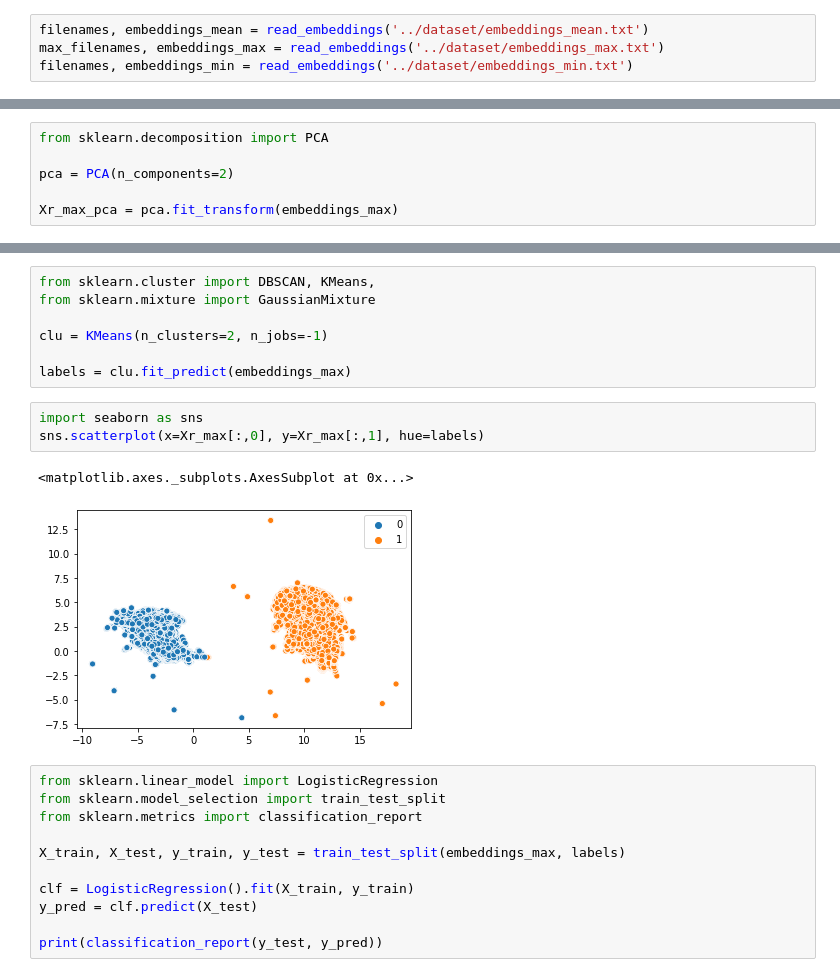
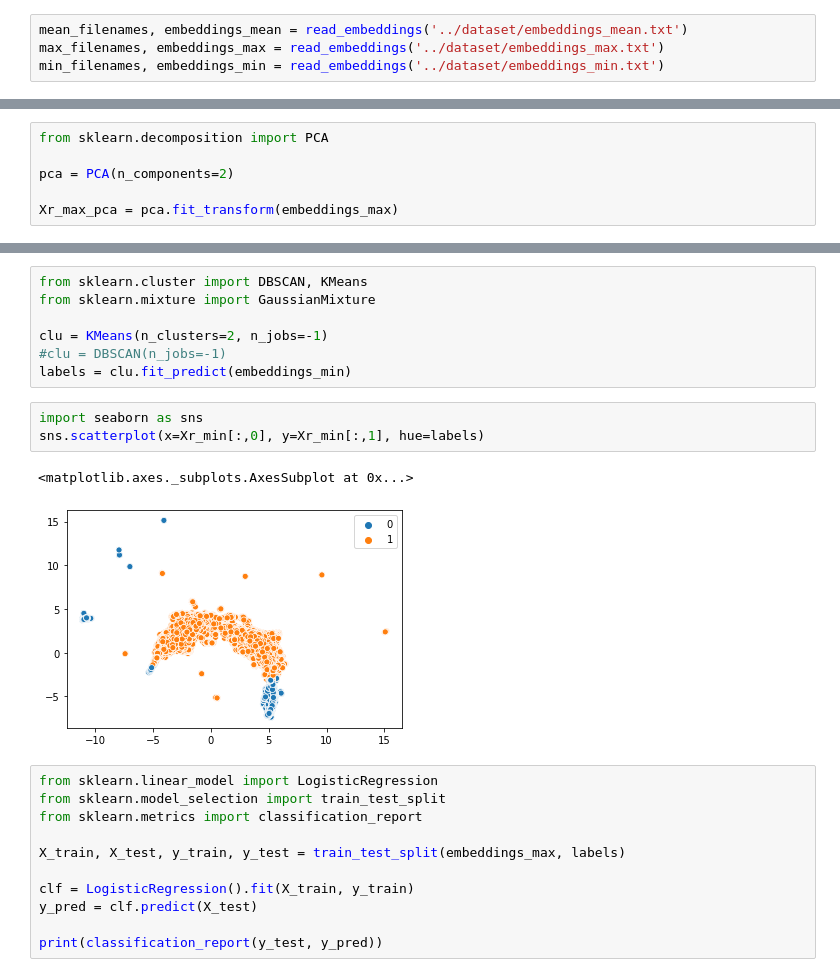
Before and after one commit to LennartKeller/SubtitleClustering, a Jupyter notebook: notebooks/DocEmbeddings.ipynb, the cells around one changed output, grey strips where cells are left out. Drawn from its saved outputs; the diff is of its cells as text.

```diff
--- a/notebooks/DocEmbeddings.ipynb
+++ b/notebooks/DocEmbeddings.ipynb
@@ -41,7 +23,7 @@ def read_embeddings(embedding_file: str):
             embeddings.append(list(map(float, line_data[1:])))
     return np.asarray(filenames), np.asarray(embeddings)
 # %%
-filenames, embeddings_mean = read_embeddings('../dataset/embeddings_mean.txt')
+mean_filenames, embeddings_mean = read_embeddings('../dataset/embeddings_mean.txt')
 max_filenames, embeddings_max = read_embeddings('../dataset/embeddings_max.txt')
-filenames, embeddings_min = read_embeddings('../dataset/embeddings_min.txt')
+min_filenames, embeddings_min = read_embeddings('../dataset/embeddings_min.txt')
 # %%
@@ -146,16 +169,16 @@ sns.scatterplot(x=Xr_max_pca[:,0], y=Xr_max_pca[:,1])
 # %%
-from sklearn.cluster import DBSCAN, KMeans,
+from sklearn.cluster import DBSCAN, KMeans
 from sklearn.mixture import GaussianMixture
 
 clu = KMeans(n_clusters=2, n_jobs=-1)
-
-labels = clu.fit_predict(embeddings_max)
+#clu = DBSCAN(n_jobs=-1)
+labels = clu.fit_predict(embeddings_min)
 # %%
 import seaborn as sns
-sns.scatterplot(x=Xr_max[:,0], y=Xr_max[:,1], hue=labels)
+sns.scatterplot(x=Xr_min[:,0], y=Xr_min[:,1], hue=labels)
 # %% [output]
 <matplotlib.axes._subplots.AxesSubplot at 0x...>
-[figure, old version]
+[figure, new version]
 # %%
 from sklearn.linear_model import LogisticRegression
 from sklearn.model_selection import train_test_split
```
Also changed, not shown: parts of 40 cells of this notebook, 2 other files.
